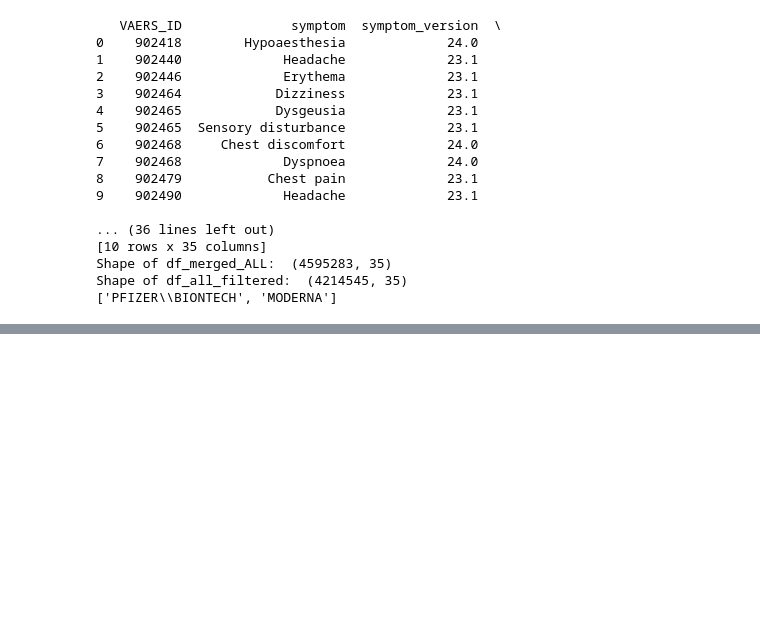
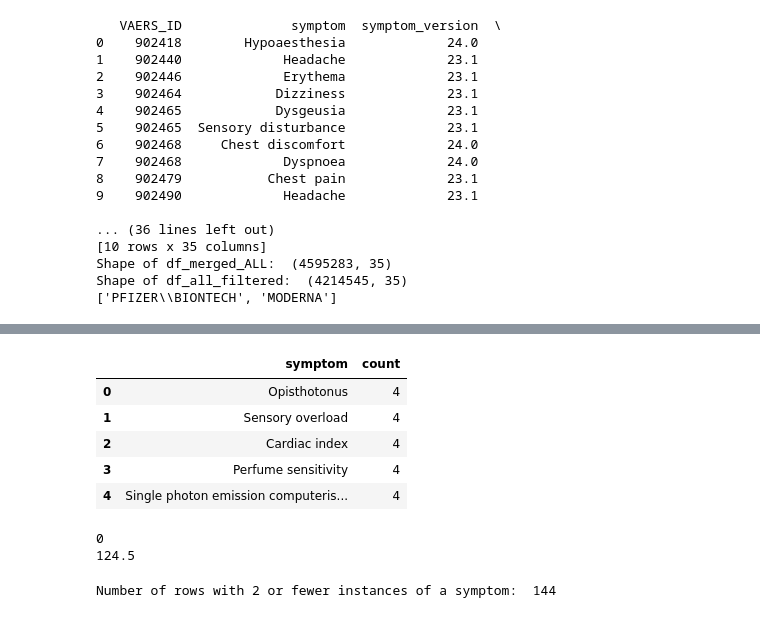
Before and after one commit to uw-msim-imt561-2026/covid-19-vaccine-adverse-reactions, a Jupyter notebook: notebooks/cleaning_merge_datasets.ipynb, the cells around one changed output, grey strips where cells are left out. Cells and saved outputs as stored; diff of their text form; code cells hidden in the pictures; blank space fills up the shorter version.

```diff
--- a/notebooks/cleaning_merge_datasets.ipynb
+++ b/notebooks/cleaning_merge_datasets.ipynb
@@ -164,0 +263,9 @@ df_all_filtered.to_csv(path_to_save)
+# %%
+df_symptom_counts.head()
+# %% [output]
+|  | symptom | count |
+| 0 | Opisthotonus | 4 |
+| 1 | Sensory overload | 4 |
+| 2 | Cardiac index | 4 |
+| 3 | Perfume sensitivity | 4 |
+| 4 | Single photon emission computeris... | 4 |
@@ -164,0 +284,15 @@ df_all_filtered.to_csv(path_to_save)
+# %%
+# get lower IQR threshold
+lower = get_iqr_lower(df_symptom_counts['count'])
+upper = get_iqr_upper(df_symptom_counts['count'])
+print(lower)
+print(upper)
+# %% [output]
+0
+124.5
+# %%
+# Get symptoms where unique symptom count <= 3
+symptom_counts1 = df_west_filtered['symptom'].value_counts()[df_west_filtered['symptom'].value_counts() <= 25]
+print("Number of rows with 2 or fewer instances of a symptom: ", len(symptom_counts1))
+# %% [output]
+Number of rows with 2 or fewer instances of a symptom:  144
```
Also changed, not shown: parts of 30 cells of this notebook.
